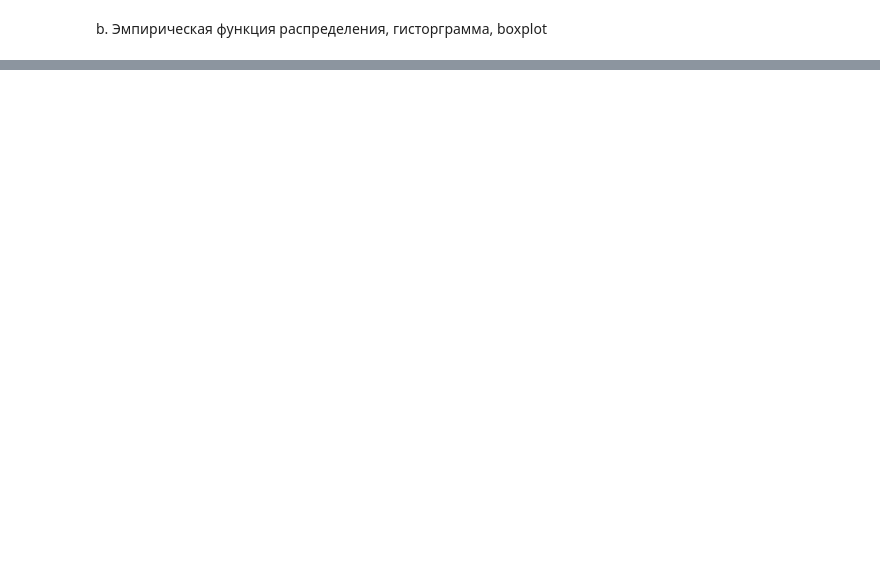
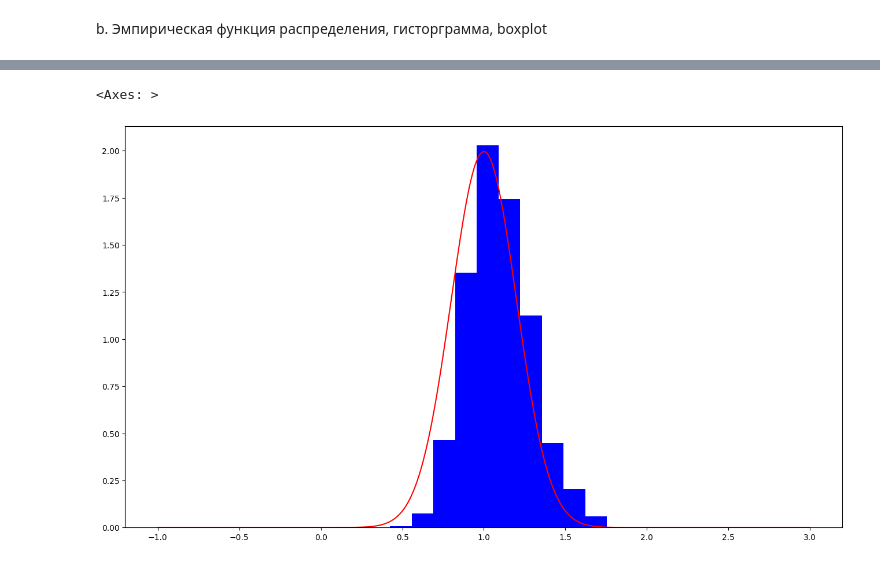
Before and after one commit to NikolayOrlenk0/MathStatsMIPT, a Jupyter notebook: Task1/T2/t2.ipynb, the cells around one changed output, grey strips where cells are left out. Saved outputs shown, nothing was run; the diff lists cells and outputs as text; code cells hidden in the pictures; blank space fills up the shorter version.

```diff
--- a/Task1/T2/t2.ipynb
+++ b/Task1/T2/t2.ipynb
@@ -143,0 +150,46 @@ else:
+# %%
+
+
+# Функция для генерации бутстрап-распределения статистики
+def bootstrap_estimator(data, statistic_func, n_bootstrap=1000):
+    n = len(data)
+    # Генерируем N псевдовыборок и применяем к каждой statistic_func
+    boot_samples = [np.random.choice(data, size=n, replace=True) for _ in range(n_bootstrap)]
+    results = [statistic_func(sample) for sample in boot_samples]
+    return np.array(results)
+
+def boot_means(data, n_bootstrap=1000):
+    return bootstrap_estimator(data, np.mean, n_bootstrap)
+
+def boot_skews(data, n_bootstrap=1000):
+    return bootstrap_estimator(data, st.skew, n_bootstrap)
+
+def boot_medians(data, n_bootstrap=1000):
+    return bootstrap_estimator(data, np.median, n_bootstrap)
+
+def get_median_rank(n):
+    return n // 2 + 1
+
+# Плотность порядковой статистик
+def pdf_order_stat(x, n, k, pdf_orig, cdf_orig):
+    C = mt.factorial(n) / (mt.factorial(k-1) * mt.factorial(n-k))
+    return pdf_orig(x) * C * ( (1 - cdf_orig(x))**(n-k) ) * ( cdf_orig(x)**(k-1) )
+
+# Плотность нормального распределения
+def normal_pdf(x, mu, sigma2):
+    return (1 / np.sqrt(2 * np.pi * sigma2)) * np.exp( -0.5 * ((x - mu)**2 / sigma2) )
+# %%
+N = 1000
+m_ksi = 1
+D_ksi = 1/25
+
+fig, axs = plt.subplots(1, 1, figsize = (16,9))
+bt = boot_means(X, 1000)
+axs.hist(bt, bins = int(np.log2(N)) + 1, color = 'blue', density=True)
+x = np.linspace(-1, 3, 1000)
+norm_x = normal_pdf(x, m_ksi, D_ksi)
+axs.plot(x, norm_x, color = 'red')
+axs
+# %% [output]
+<Axes: >
+[figure, added]
```
Also changed, not shown: parts of 11 cells of this notebook, 4 other files.
